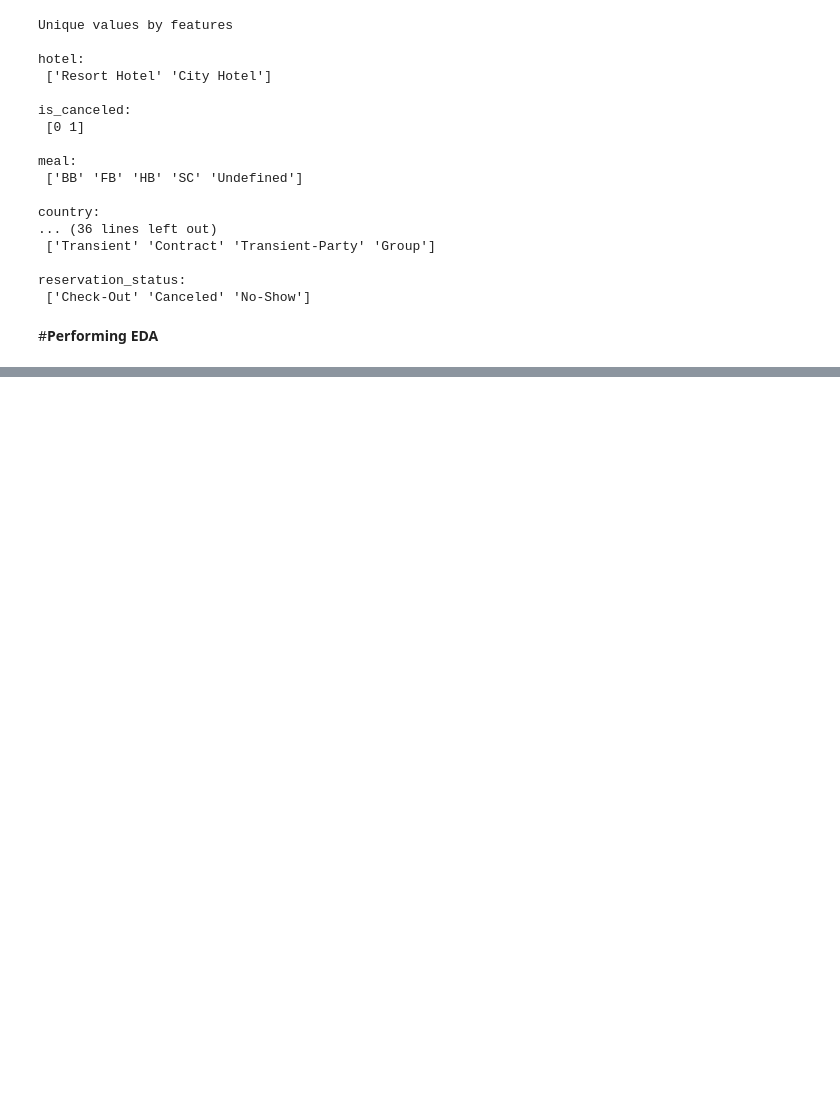
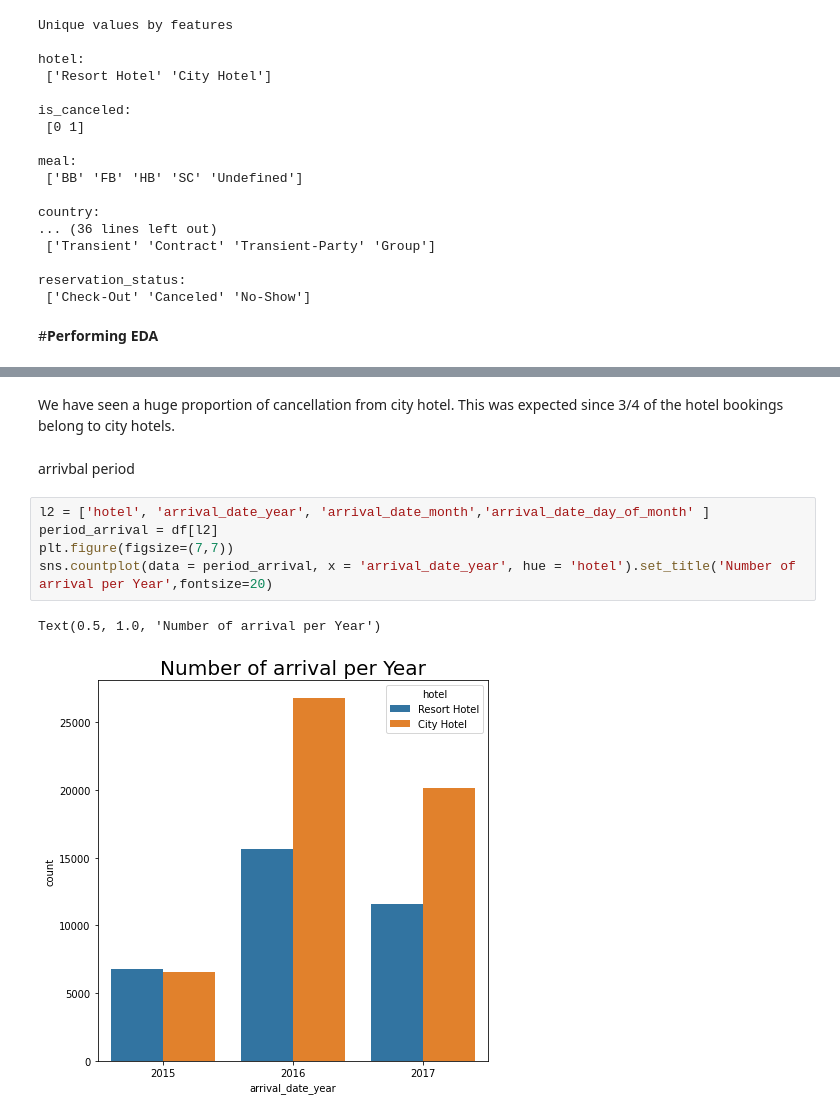
Before and after one commit to rohithv-21/Hotel-booking-analysis, a Jupyter notebook: Hotel_booking_analysis_(Team).ipynb, the cells around one changed output, grey strips where cells are left out. Cells and saved outputs as stored; diff of their text form; blank space fills up the shorter version.

```diff
--- a/Hotel_booking_analysis_(Team).ipynb
+++ b/Hotel_booking_analysis_(Team).ipynb
@@ -278,0 +310,12 @@ reservation_status:
+# %% [markdown]
+We have seen a huge proportion of cancellation from city hotel. This was expected since 3/4 of the hotel bookings belong to city hotels.
+# %% [markdown]
+arrivbal period
+# %%
+l2 = ['hotel', 'arrival_date_year', 'arrival_date_month','arrival_date_day_of_month' ]
+period_arrival = df[l2]
+plt.figure(figsize=(7,7))
+sns.countplot(data = period_arrival, x = 'arrival_date_year', hue = 'hotel').set_title('Number of arrival per Year',fontsize=20)
+# %% [output]
+Text(0.5, 1.0, 'Number of arrival per Year')
+[figure, added]
```
Also changed, not shown: parts of 25 cells of this notebook.
